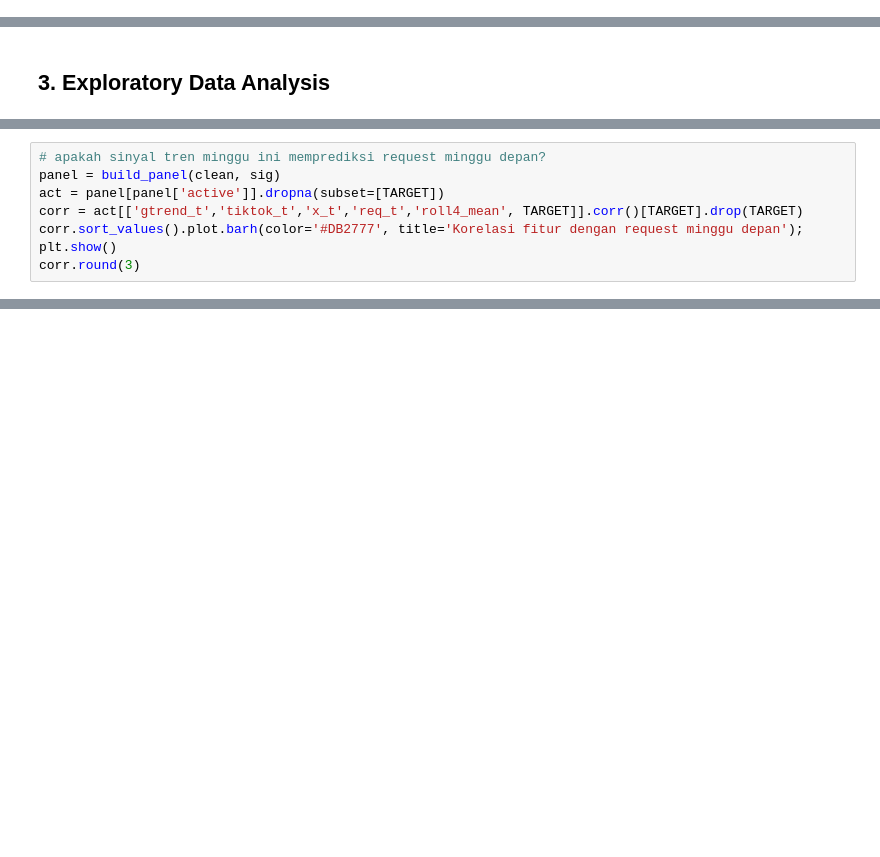
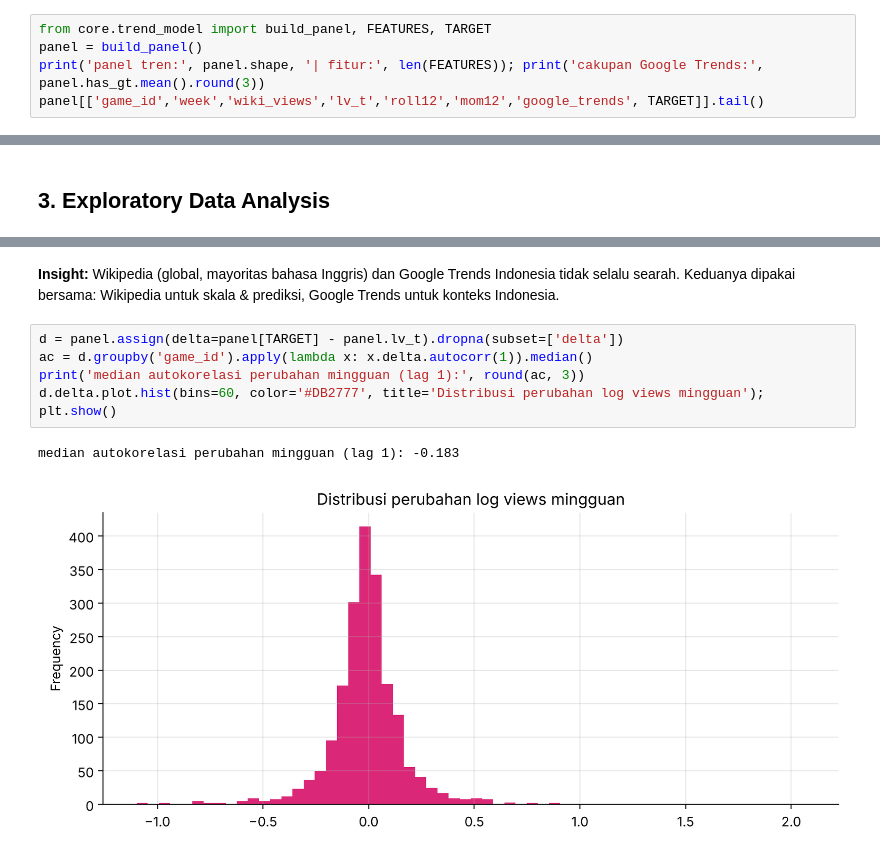
Before and after one commit to harits766/ai-game-generator, a Jupyter notebook: notebooks/capstone_analysis.ipynb, the cells around one changed output, grey strips where cells are left out. Cells and saved outputs as stored; diff of their text form; blank space fills up the shorter version.

```diff
--- a/notebooks/capstone_analysis.ipynb
+++ b/notebooks/capstone_analysis.ipynb
@@ -106,0 +154,5 @@ rating kosong setelah imputasi: 0
+# %%
+from core.trend_model import build_panel, FEATURES, TARGET
+panel = build_panel()
+print('panel tren:', panel.shape, '| fitur:', len(FEATURES)); print('cakupan Google Trends:', panel.has_gt.mean().round(3))
+panel[['game_id','week','wiki_views','lv_t','roll12','mom12','google_trends', TARGET]].tail()
@@ -169,7 +169,0 @@ ax.grid(False); plt.colorbar(im, label='lift'); ax.set_title('Kecocokan game den
-# %%
-# apakah sinyal tren minggu ini memprediksi request minggu depan?
-panel = build_panel(clean, sig)
-act = panel[panel['active']].dropna(subset=[TARGET])
-corr = act[['gtrend_t','tiktok_t','x_t','req_t','roll4_mean', TARGET]].corr()[TARGET].drop(TARGET)
-corr.sort_values().plot.barh(color='#DB2777', title='Korelasi fitur dengan request minggu depan'); plt.show()
-corr.round(3)
@@ -404,0 +194,10 @@ Firebase/Supabase) bila pemain > 30 atau butuh banyak instance.
+# %% [markdown]
+**Insight:** Wikipedia (global, mayoritas bahasa Inggris) dan Google Trends Indonesia tidak selalu searah. Keduanya dipakai bersama: Wikipedia untuk skala & prediksi, Google Trends untuk konteks Indonesia.
+# %%
+d = panel.assign(delta=panel[TARGET] - panel.lv_t).dropna(subset=['delta'])
+ac = d.groupby('game_id').apply(lambda x: x.delta.autocorr(1)).median()
+print('median autokorelasi perubahan mingguan (lag 1):', round(ac, 3))
+d.delta.plot.hist(bins=60, color='#DB2777', title='Distribusi perubahan log views mingguan'); plt.show()
+# %% [output]
+median autokorelasi perubahan mingguan (lag 1): -0.183
+[figure, added]
```
Also changed, not shown: parts of 75 cells of this notebook, 35 other files.
